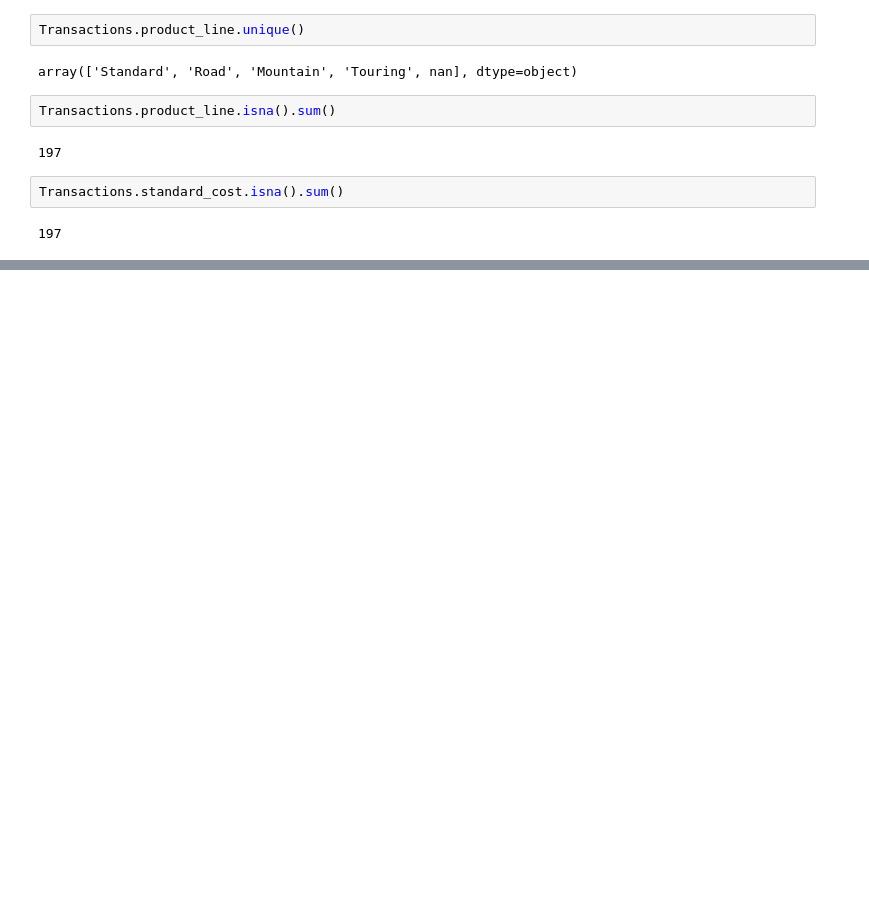
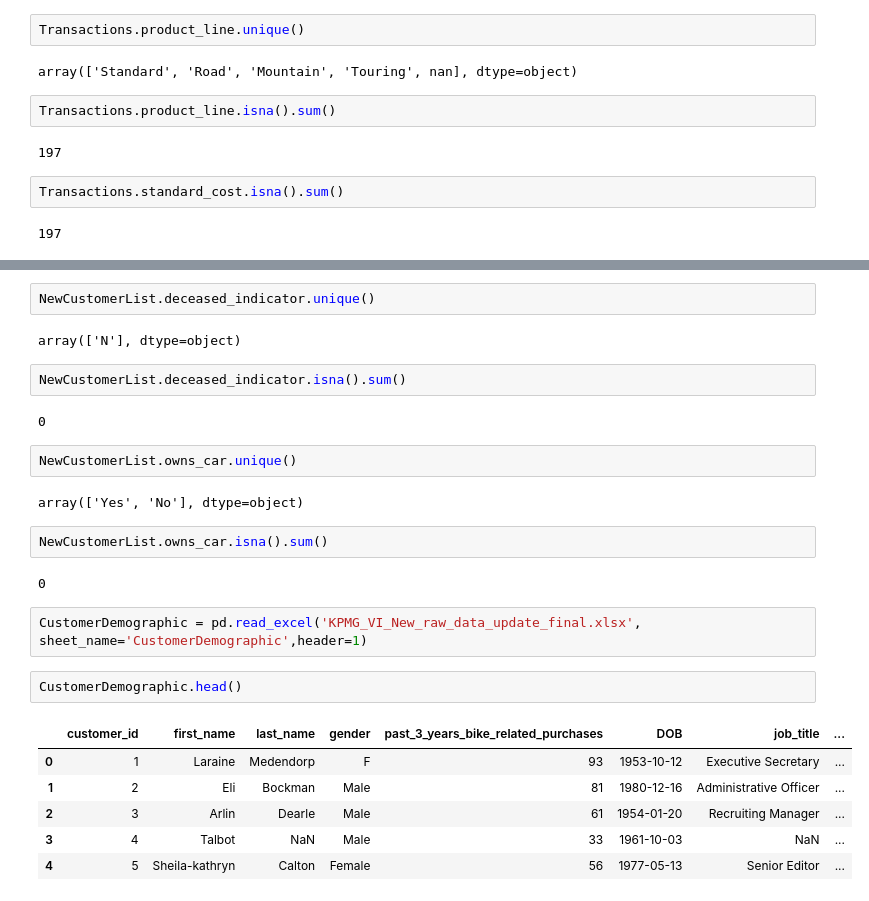
Before and after one commit to DishantNaik/KPMG-Virtal-Internship-Project, a Jupyter notebook: Data_Quality_Assessment.ipynb, the cells around one changed output, grey strips where cells are left out. Saved outputs shown, nothing was run; the diff lists cells and outputs as text; blank space fills up the shorter version.

```diff
--- a/Data_Quality_Assessment.ipynb
+++ b/Data_Quality_Assessment.ipynb
@@ -97,0 +252,27 @@ Transactions.standard_cost.isna().sum()
+# %%
+NewCustomerList.deceased_indicator.unique()
+# %% [output]
+array(['N'], dtype=object)
+# %%
+NewCustomerList.deceased_indicator.isna().sum()
+# %% [output]
+0
+# %%
+NewCustomerList.owns_car.unique()
+# %% [output]
+array(['Yes', 'No'], dtype=object)
+# %%
+NewCustomerList.owns_car.isna().sum()
+# %% [output]
+0
+# %%
+CustomerDemographic = pd.read_excel('KPMG_VI_New_raw_data_update_final.xlsx', sheet_name='CustomerDemographic',header=1)
+# %%
+CustomerDemographic.head()
+# %% [output]
+|  | customer_id | first_name | last_name | gender | past_3_years_bike_related_purchases | DOB | job_title | ... |
+| 0 | 1 | Laraine | Medendorp | F | 93 | 1953-10-12 | Executive Secretary | ... |
+| 1 | 2 | Eli | Bockman | Male | 81 | 1980-12-16 | Administrative Officer | ... |
+| 2 | 3 | Arlin | Dearle | Male | 61 | 1954-01-20 | Recruiting Manager | ... |
+| 3 | 4 | Talbot | NaN | Male | 33 | 1961-10-03 | NaN | ... |
+| 4 | 5 | Sheila-kathryn | Calton | Female | 56 | 1977-05-13 | Senior Editor | ... |
```
Also changed, not shown: parts of 48 cells of this notebook, 1 other file.
